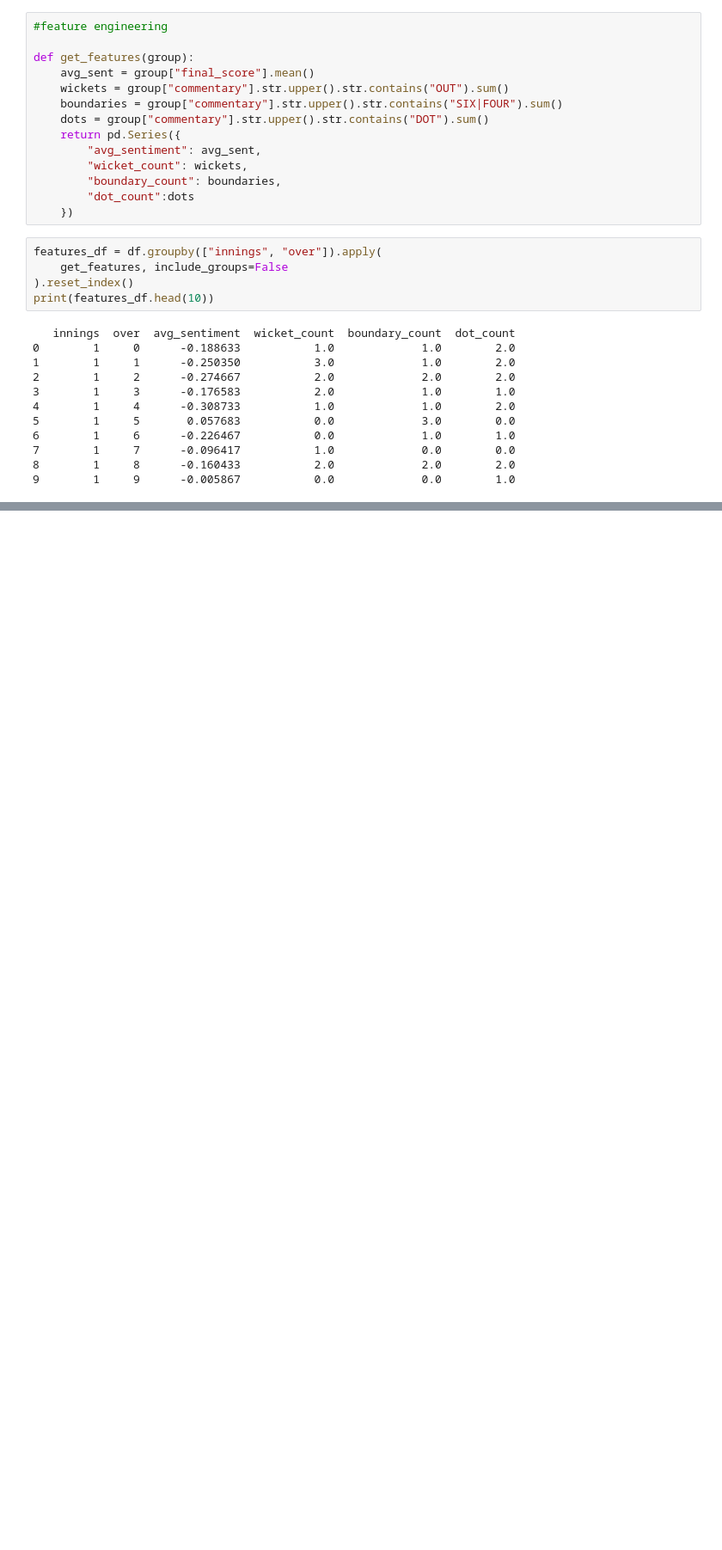
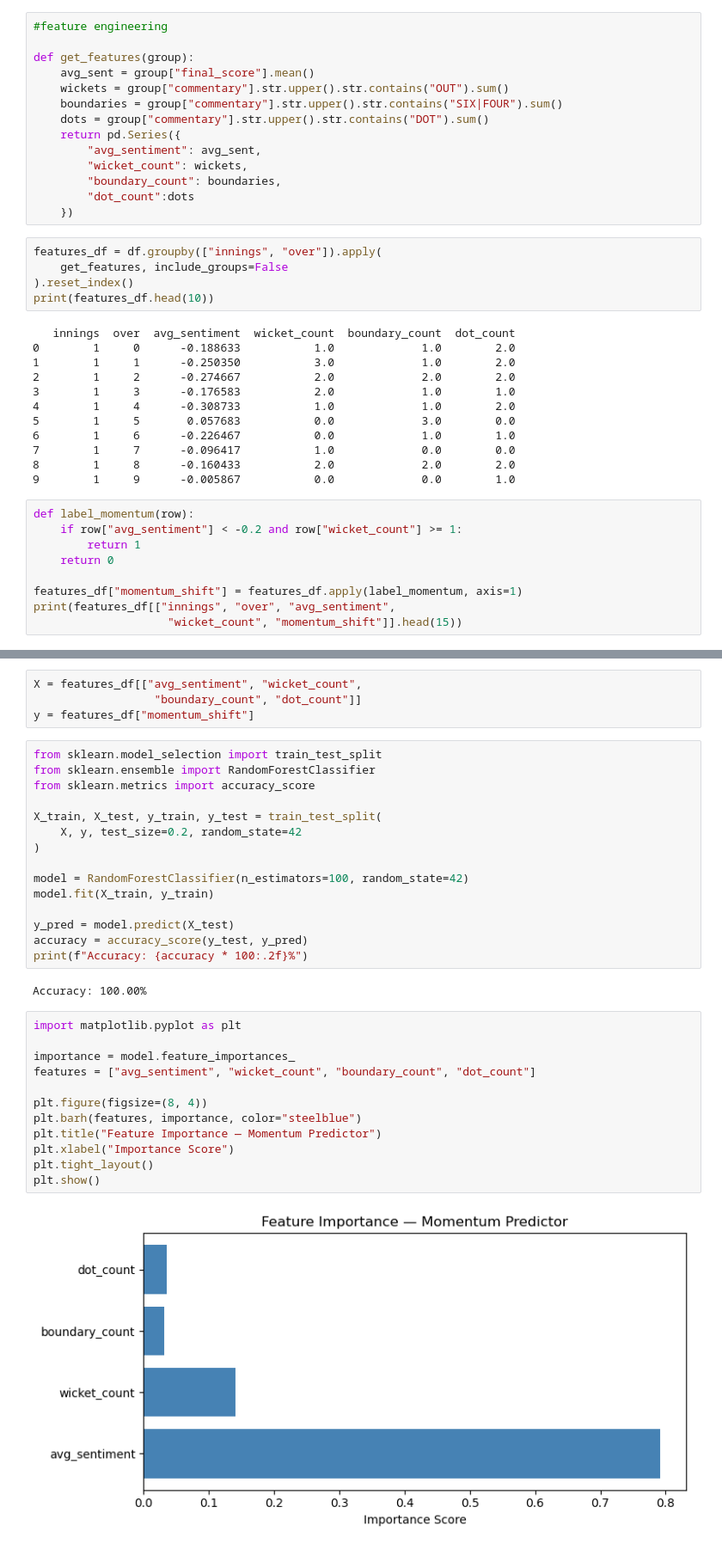
Before and after one commit to Vighnesh1pl0/cricket_sentiment, a Jupyter notebook: scraping.ipynb, the cells around one changed output, grey strips where cells are left out. Shown at 86% size. Cells and saved outputs as stored; diff of their text form; blank space fills up the shorter version.

Commit message:
random forest trained,feature importance chart

```diff
--- a/scraping.ipynb
+++ b/scraping.ipynb
@@ -137,3 +137,12 @@ print(features_df.head(10))
 7        1     7      -0.096417           1.0             0.0        0.0
 8        1     8      -0.160433           2.0             2.0        2.0
 9        1     9      -0.005867           0.0             0.0        1.0
+# %%
+def label_momentum(row):
+    if row["avg_sentiment"] < -0.2 and row["wicket_count"] >= 1:
+        return 1
+    return 0
+
+features_df["momentum_shift"] = features_df.apply(label_momentum, axis=1)
+print(features_df[["innings", "over", "avg_sentiment",
+                    "wicket_count", "momentum_shift"]].head(15))
@@ -139,0 +173,35 @@ print(features_df.head(10))
+# %%
+X = features_df[["avg_sentiment", "wicket_count",
+                  "boundary_count", "dot_count"]]
+y = features_df["momentum_shift"]
+# %%
+from sklearn.model_selection import train_test_split
+from sklearn.ensemble import RandomForestClassifier
+from sklearn.metrics import accuracy_score
+
+X_train, X_test, y_train, y_test = train_test_split(
+    X, y, test_size=0.2, random_state=42
+)
+
+model = RandomForestClassifier(n_estimators=100, random_state=42)
+model.fit(X_train, y_train)
+
+y_pred = model.predict(X_test)
+accuracy = accuracy_score(y_test, y_pred)
+print(f"Accuracy: {accuracy * 100:.2f}%")
+# %% [output]
+Accuracy: 100.00%
+# %%
+import matplotlib.pyplot as plt
+
+importance = model.feature_importances_
+features = ["avg_sentiment", "wicket_count", "boundary_count", "dot_count"]
+
+plt.figure(figsize=(8, 4))
+plt.barh(features, importance, color="steelblue")
+plt.title("Feature Importance — Momentum Predictor")
+plt.xlabel("Importance Score")
+plt.tight_layout()
+plt.show()
+# %% [output]
+[figure, added]
```
Also changed, not shown: parts of 2 cells of this notebook.
